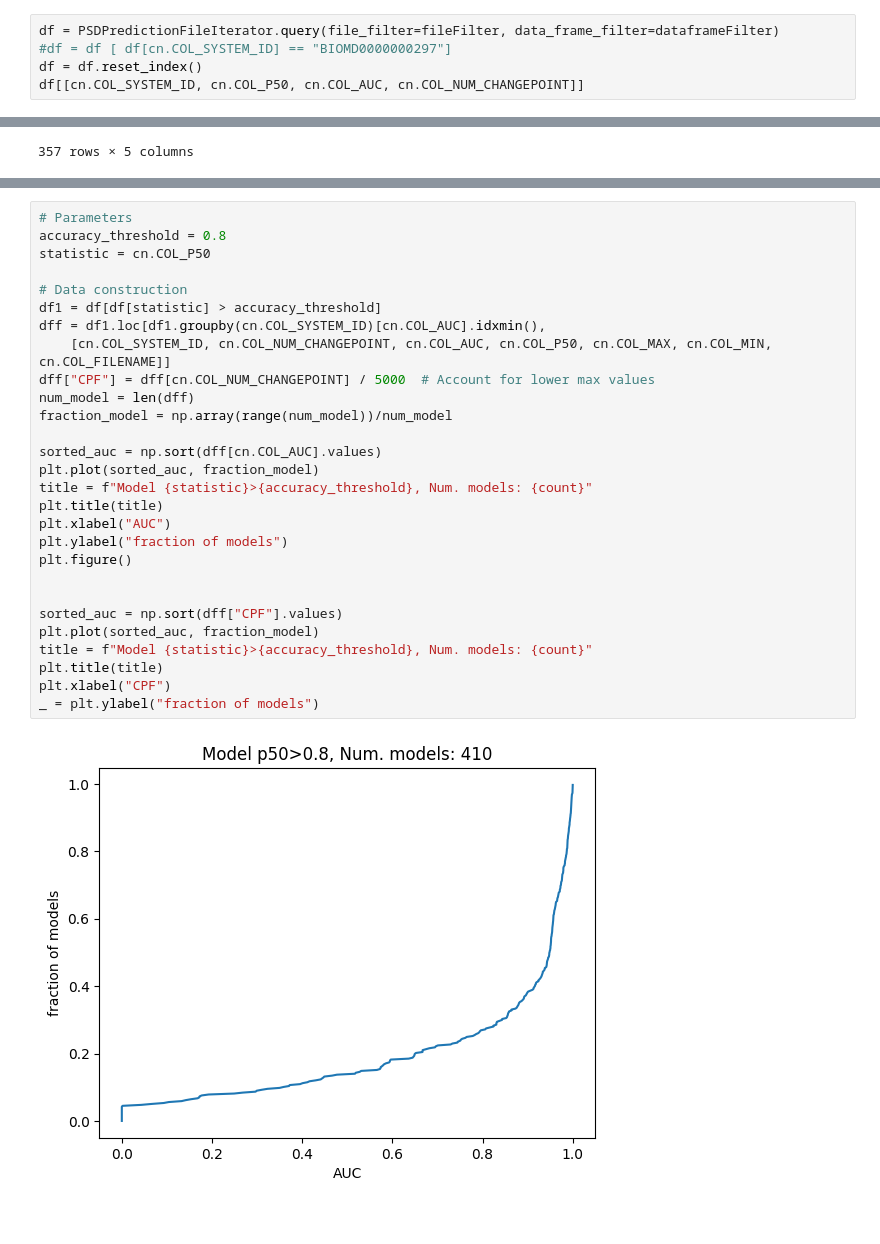
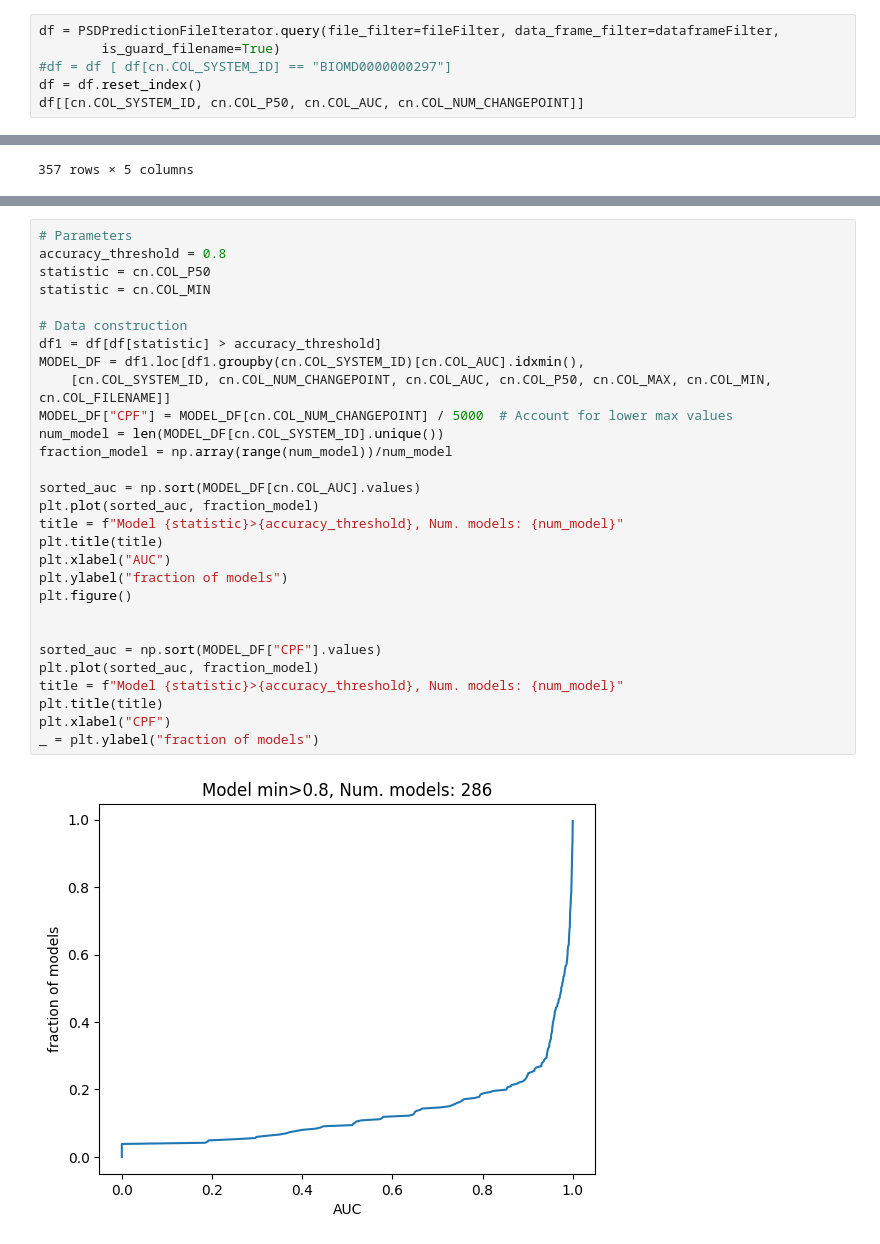
Before and after one commit to ModelEngineering/linearity_analysis, a Jupyter notebook: notebooks/psd_prediction_analysis.ipynb, the cells around one changed output, grey strips where cells are left out. Saved outputs shown, nothing was run; the diff lists cells and outputs as text.

```diff
--- a/notebooks/psd_prediction_analysis.ipynb
+++ b/notebooks/psd_prediction_analysis.ipynb
@@ -29,7 +30,8 @@ def dataframeFilter(df, dct) -> pd.DataFrame:
     new_df = df.copy()
     return new_df[ new_df [cn.COL_AGGREGATION_TYPE] == "model"]
 # %%
-df = PSDPredictionFileIterator.query(file_filter=fileFilter, data_frame_filter=dataframeFilter)
+df = PSDPredictionFileIterator.query(file_filter=fileFilter, data_frame_filter=dataframeFilter,
+        is_guard_filename=True)
 #df = df [ df[cn.COL_SYSTEM_ID] == "BIOMD0000000297"]
 df = df.reset_index()
 df[[cn.COL_SYSTEM_ID, cn.COL_P50, cn.COL_AUC, cn.COL_NUM_CHANGEPOINT]]
@@ -84,30 +76,31 @@ array([62, 43, 20, 19, 10, 15, 10,  7,  4, 14,  4,  8,  7,  4,  2,  8,  2,
 # %%
 # Parameters
 accuracy_threshold = 0.8
 statistic = cn.COL_P50
+statistic = cn.COL_MIN
 
 # Data construction
 df1 = df[df[statistic] > accuracy_threshold]
-dff = df1.loc[df1.groupby(cn.COL_SYSTEM_ID)[cn.COL_AUC].idxmin(),
+MODEL_DF = df1.loc[df1.groupby(cn.COL_SYSTEM_ID)[cn.COL_AUC].idxmin(),
     [cn.COL_SYSTEM_ID, cn.COL_NUM_CHANGEPOINT, cn.COL_AUC, cn.COL_P50, cn.COL_MAX, cn.COL_MIN, cn.COL_FILENAME]]
-dff["CPF"] = dff[cn.COL_NUM_CHANGEPOINT] / 5000  # Account for lower max values
-num_model = len(dff)
+MODEL_DF["CPF"] = MODEL_DF[cn.COL_NUM_CHANGEPOINT] / 5000  # Account for lower max values
+num_model = len(MODEL_DF[cn.COL_SYSTEM_ID].unique())
 fraction_model = np.array(range(num_model))/num_model
 
-sorted_auc = np.sort(dff[cn.COL_AUC].values)
+sorted_auc = np.sort(MODEL_DF[cn.COL_AUC].values)
 plt.plot(sorted_auc, fraction_model)
-title = f"Model {statistic}>{accuracy_threshold}, Num. models: {count}"
+title = f"Model {statistic}>{accuracy_threshold}, Num. models: {num_model}"
 plt.title(title)
 plt.xlabel("AUC")
 plt.ylabel("fraction of models")
 plt.figure()
 
 
-sorted_auc = np.sort(dff["CPF"].values)
+sorted_auc = np.sort(MODEL_DF["CPF"].values)
 plt.plot(sorted_auc, fraction_model)
-title = f"Model {statistic}>{accuracy_threshold}, Num. models: {count}"
+title = f"Model {statistic}>{accuracy_threshold}, Num. models: {num_model}"
 plt.title(title)
 plt.xlabel("CPF")
 _ = plt.ylabel("fraction of models")
 # %% [output]
-[figure, old version]
+[figure, new version]
```
Also changed, not shown: parts of 7 cells of this notebook, 9 other files.
